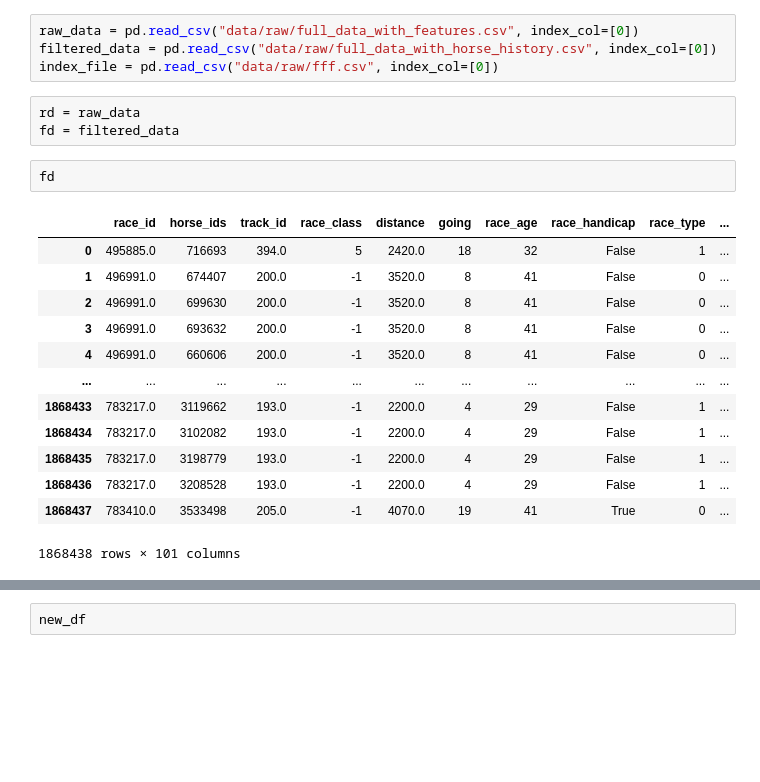
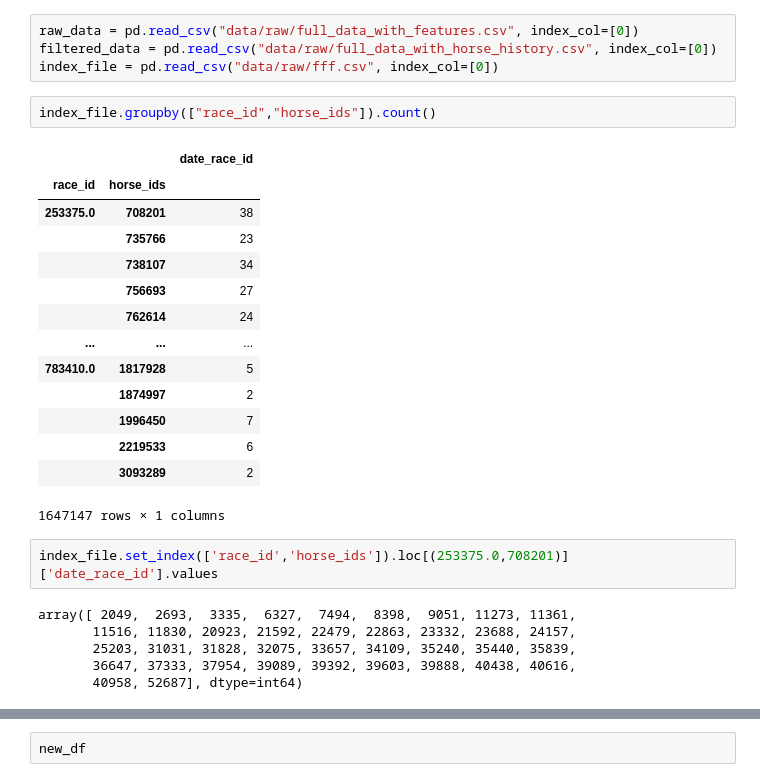
Before and after one commit to Sean-Leishman/gbp-horse-prediction, a Jupyter notebook: rnn.ipynb, the cells around one changed output, grey strips where cells are left out. Saved outputs shown, nothing was run; the diff lists cells and outputs as text; blank space fills up the shorter version.

```diff
--- a/rnn.ipynb
+++ b/rnn.ipynb
@@ -171,22 +185,28 @@ new_df.loc[(new_df.date_race_id == 15)]
 raw_data = pd.read_csv("data/raw/full_data_with_features.csv", index_col=[0])
 filtered_data = pd.read_csv("data/raw/full_data_with_horse_history.csv", index_col=[0])
 index_file = pd.read_csv("data/raw/fff.csv", index_col=[0])
-# %%
-rd = raw_data
-fd = filtered_data
-# %%
-fd
-# %% [output]
-|  | race_id | horse_ids | track_id | race_class | distance | going | race_age | race_handicap | race_type | ... |
-| 0 | 495885.0 | 716693 | 394.0 | 5 | 2420.0 | 18 | 32 | False | 1 | ... |
-| 1 | 496991.0 | 674407 | 200.0 | -1 | 3520.0 | 8 | 41 | False | 0 | ... |
-| 2 | 496991.0 | 699630 | 200.0 | -1 | 3520.0 | 8 | 41 | False | 0 | ... |
-| 3 | 496991.0 | 693632 | 200.0 | -1 | 3520.0 | 8 | 41 | False | 0 | ... |
-| 4 | 496991.0 | 660606 | 200.0 | -1 | 3520.0 | 8 | 41 | False | 0 | ... |
-| ... | ... | ... | ... | ... | ... | ... | ... | ... | ... | ... |
-| 1868433 | 783217.0 | 3119662 | 193.0 | -1 | 2200.0 | 4 | 29 | False | 1 | ... |
-| 1868434 | 783217.0 | 3102082 | 193.0 | -1 | 2200.0 | 4 | 29 | False | 1 | ... |
-| 1868435 | 783217.0 | 3198779 | 193.0 | -1 | 2200.0 | 4 | 29 | False | 1 | ... |
-| 1868436 | 783217.0 | 3208528 | 193.0 | -1 | 2200.0 | 4 | 29 | False | 1 | ... |
-| 1868437 | 783410.0 | 3533498 | 205.0 | -1 | 4070.0 | 19 | 41 | True | 0 | ... |
-1868438 rows × 101 columns
+# %%
+index_file.groupby(["race_id","horse_ids"]).count()
+# %% [output]
+|  |  | date_race_id |
+| race_id | horse_ids |  |
+| 253375.0 | 708201 | 38 |
+|  | 735766 | 23 |
+|  | 738107 | 34 |
+|  | 756693 | 27 |
+|  | 762614 | 24 |
+| ... | ... | ... |
+| 783410.0 | 1817928 | 5 |
+|  | 1874997 | 2 |
+|  | 1996450 | 7 |
+|  | 2219533 | 6 |
+|  | 3093289 | 2 |
+1647147 rows × 1 columns
+# %%
+index_file.set_index(['race_id','horse_ids']).loc[(253375.0,708201)]['date_race_id'].values
+# %% [output]
+array([ 2049,  2693,  3335,  6327,  7494,  8398,  9051, 11273, 11361,
+       11516, 11830, 20923, 21592, 22479, 22863, 23332, 23688, 24157,
+       25203, 31031, 31828, 32075, 33657, 34109, 35240, 35440, 35839,
+       36647, 37333, 37954, 39089, 39392, 39603, 39888, 40438, 40616,
+       40958, 52687], dtype=int64)
```
Also changed, not shown: parts of 29 cells of this notebook.
